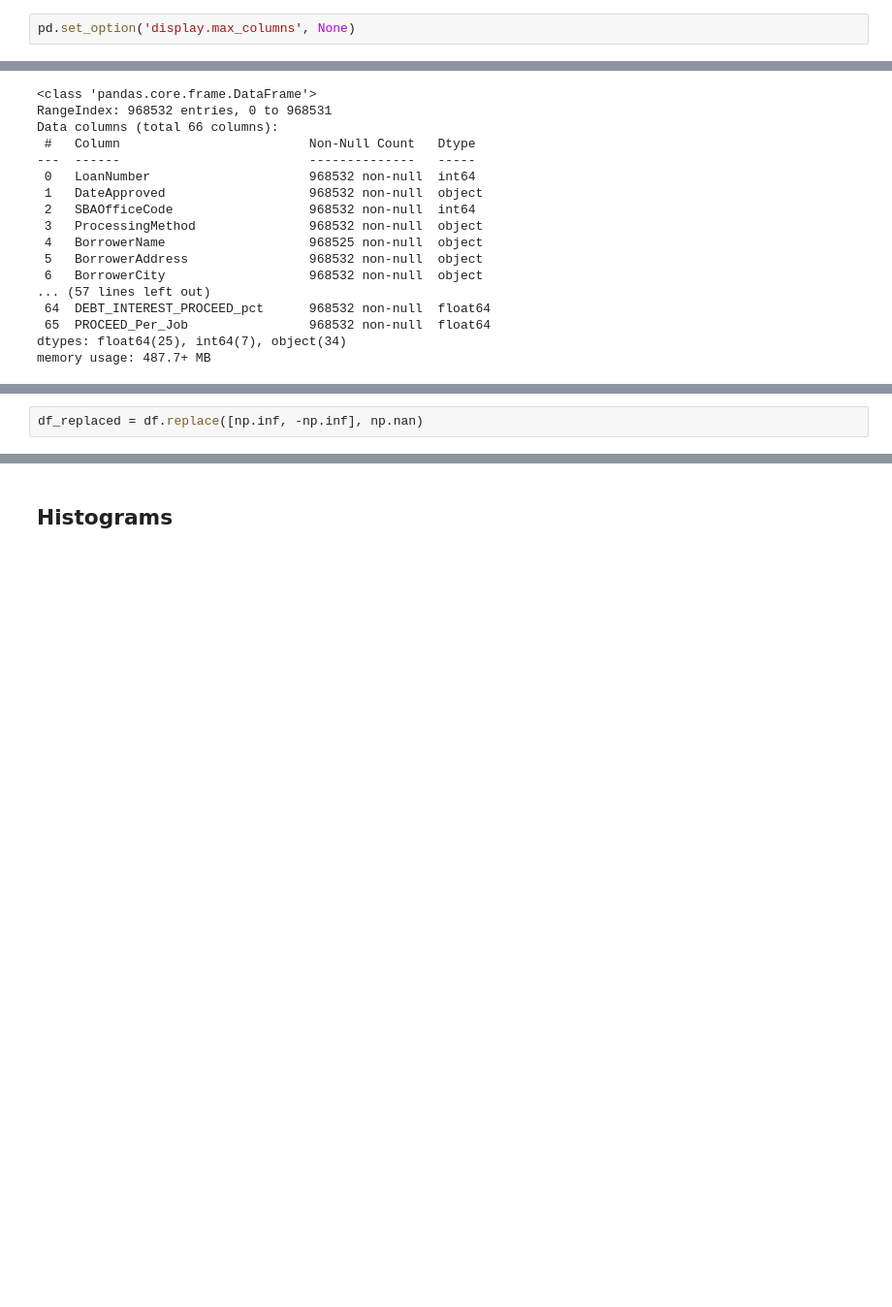
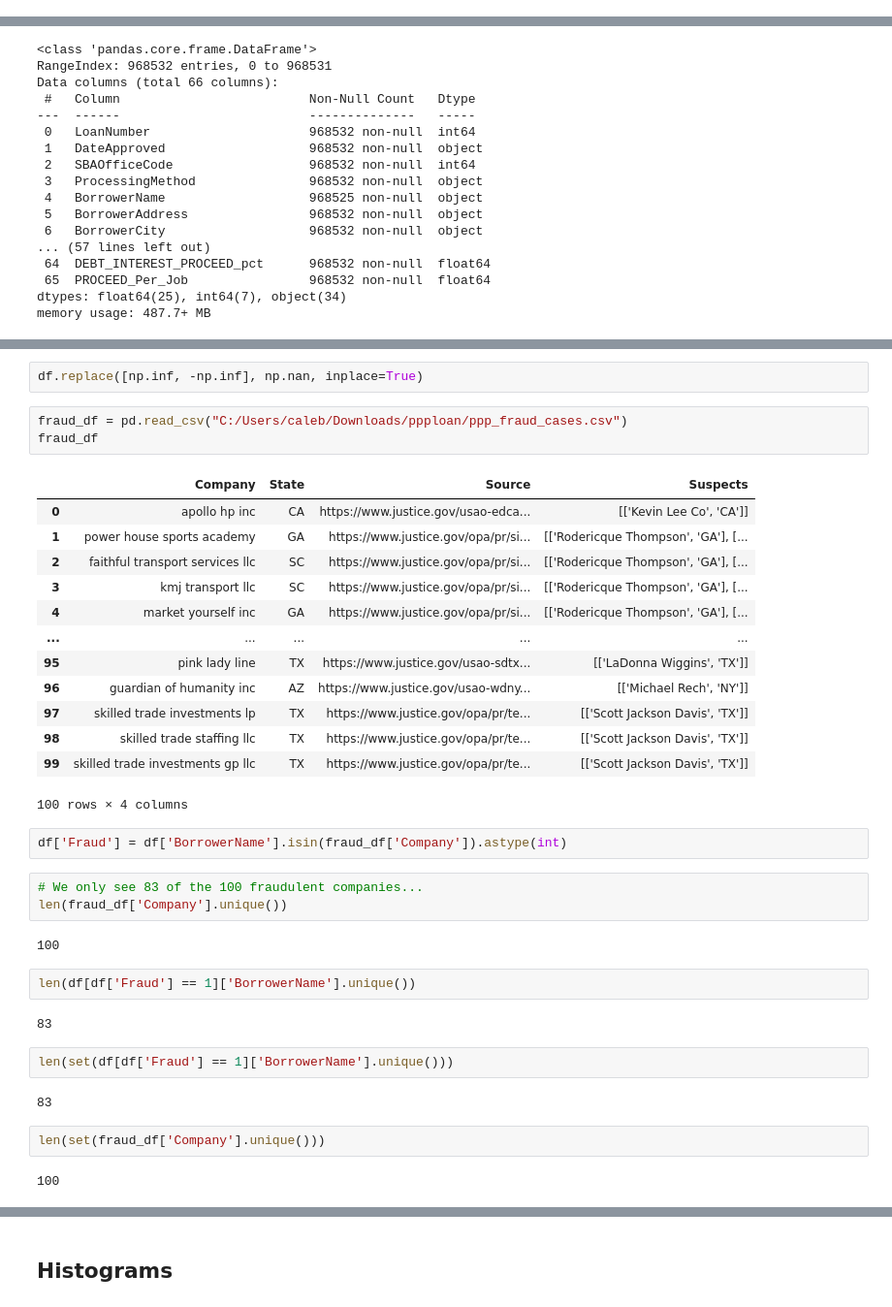
Before and after one commit to calebhadley1/Module-B-semester-2, a Jupyter notebook: OMDS-ModB2-Week4-Hadley-Caleb.ipynb, the cells around one changed output, grey strips where cells are left out. Shown at 97% size. Cells and saved outputs as stored; diff of their text form; blank space fills up the shorter version.

```diff
--- a/OMDS-ModB2-Week4-Hadley-Caleb.ipynb
+++ b/OMDS-ModB2-Week4-Hadley-Caleb.ipynb
@@ -86,8 +88,6 @@ df
 | 968530 | 9054647103 | 2020-04-15 | 897 | PPP | eden life care | 30 n gould street ste 4000 | ... |
 | 968531 | 9184687004 | 2020-04-09 | 897 | PPP | s s johnson enterprises inc | 7342 granite loop rd | ... |
 968532 rows × 66 columns
-# %%
-pd.set_option('display.max_columns', None)
 # %%
 df.info()
 # %% [output]
@@ -123,2 +124,38 @@ rows_with_inf
 # %%
-df_replaced = df.replace([np.inf, -np.inf], np.nan)
+df.replace([np.inf, -np.inf], np.nan, inplace=True)
+# %%
+fraud_df = pd.read_csv("C:/Users/caleb/Downloads/ppploan/ppp_fraud_cases.csv")
+fraud_df
+# %% [output]
+|  | Company | State | Source | Suspects |
+| 0 | apollo hp inc | CA | https://www.justice.gov/usao-edca... | [['Kevin Lee Co', 'CA']] |
+| 1 | power house sports academy | GA | https://www.justice.gov/opa/pr/si... | [['Rodericque Thompson', 'GA'], [... |
+| 2 | faithful transport services llc | SC | https://www.justice.gov/opa/pr/si... | [['Rodericque Thompson', 'GA'], [... |
+| 3 | kmj transport llc | SC | https://www.justice.gov/opa/pr/si... | [['Rodericque Thompson', 'GA'], [... |
+| 4 | market yourself inc | GA | https://www.justice.gov/opa/pr/si... | [['Rodericque Thompson', 'GA'], [... |
+| ... | ... | ... | ... | ... |
+| 95 | pink lady line | TX | https://www.justice.gov/usao-sdtx... | [['LaDonna Wiggins', 'TX']] |
+| 96 | guardian of humanity inc | AZ | https://www.justice.gov/usao-wdny... | [['Michael Rech', 'NY']] |
+| 97 | skilled trade investments lp | TX | https://www.justice.gov/opa/pr/te... | [['Scott Jackson Davis', 'TX']] |
+| 98 | skilled trade staffing llc | TX | https://www.justice.gov/opa/pr/te... | [['Scott Jackson Davis', 'TX']] |
+| 99 | skilled trade investments gp llc | TX | https://www.justice.gov/opa/pr/te... | [['Scott Jackson Davis', 'TX']] |
+100 rows × 4 columns
+# %%
+df['Fraud'] = df['BorrowerName'].isin(fraud_df['Company']).astype(int)
+# %%
+# We only see 83 of the 100 fraudulent companies...
+len(fraud_df['Company'].unique())
+# %% [output]
+100
+# %%
+len(df[df['Fraud'] == 1]['BorrowerName'].unique())
+# %% [output]
+83
+# %%
+len(set(df[df['Fraud'] == 1]['BorrowerName'].unique()))
+# %% [output]
+83
+# %%
+len(set(fraud_df['Company'].unique()))
+# %% [output]
+100
```
Also changed, not shown: parts of 15 cells of this notebook.
